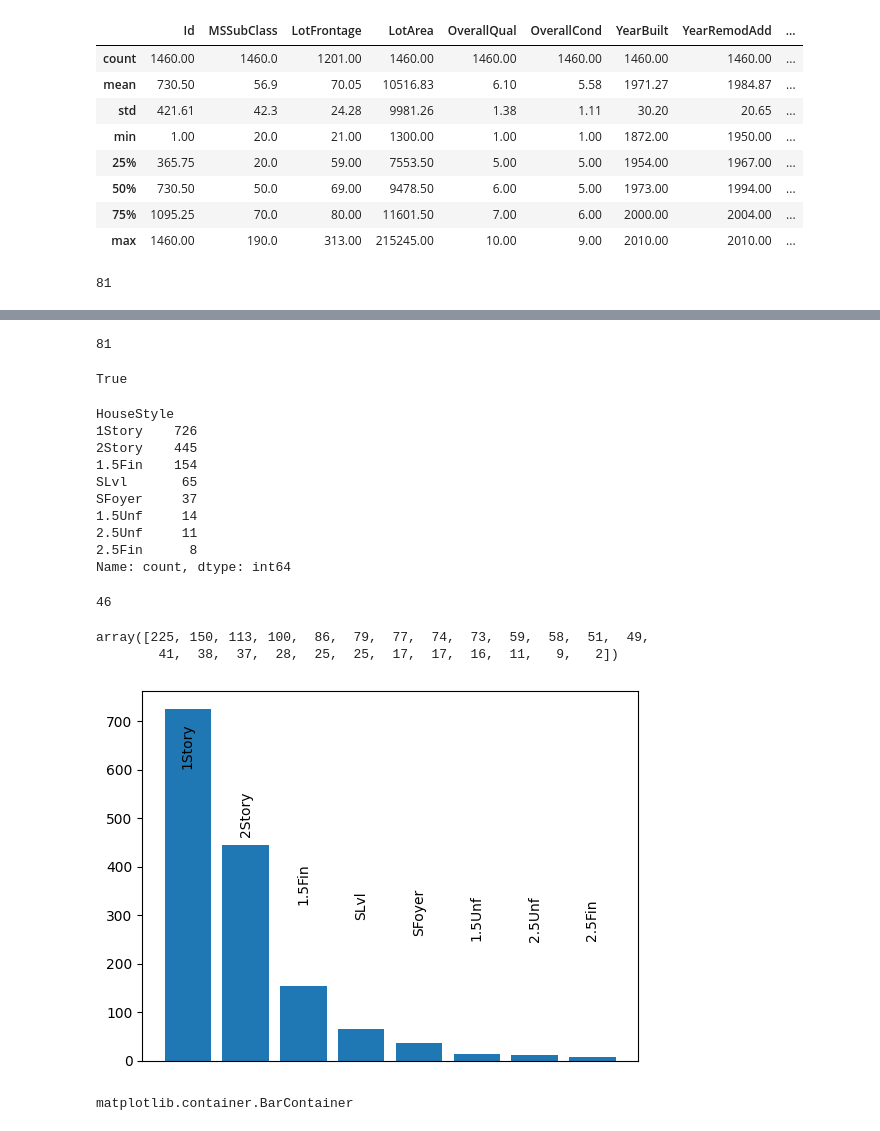
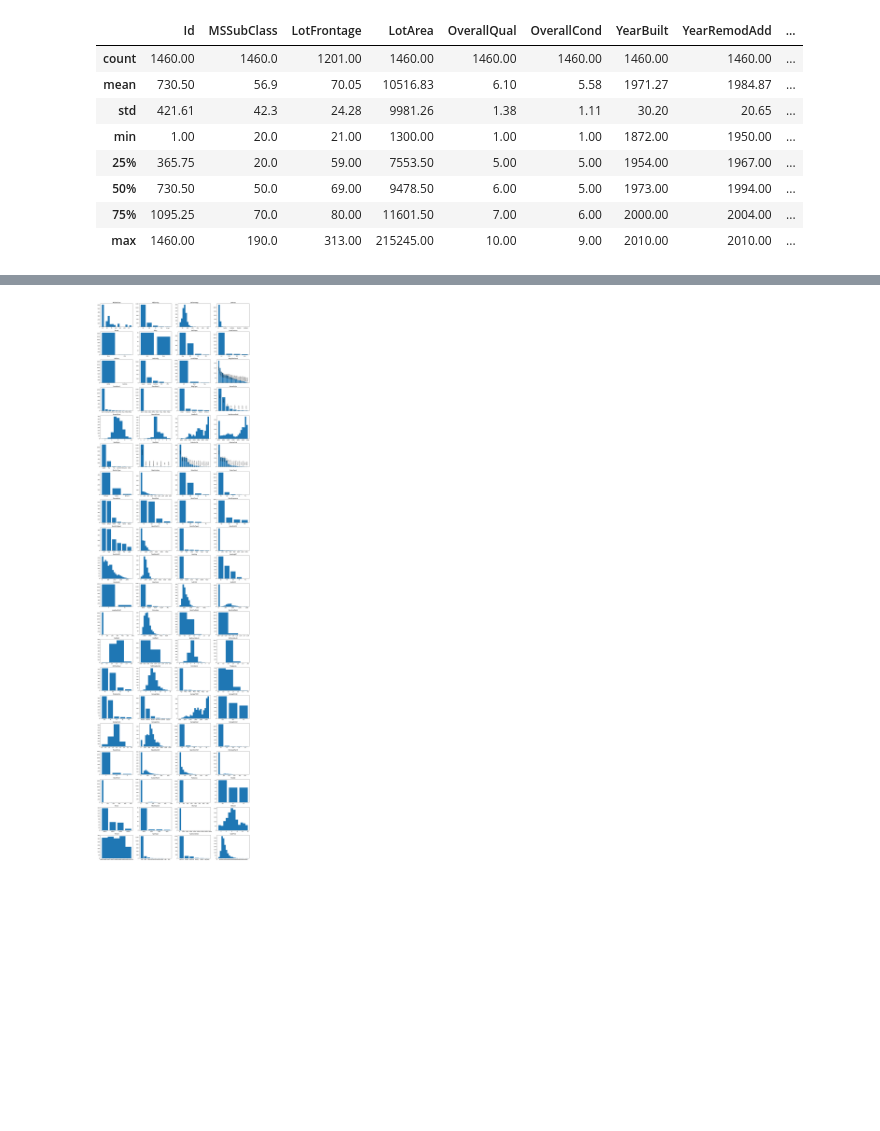
Before and after one commit to mqjg/housing_analysis, a Jupyter notebook: housing_analysis.ipynb, the cells around one changed output, grey strips where cells are left out. Cells and saved outputs as stored; diff of their text form; code cells hidden in the pictures; blank space fills up the shorter version.

Commit message:
added linear regression and new plots

```diff
--- a/housing_analysis.ipynb
+++ b/housing_analysis.ipynb
@@ -34,5 +34,5 @@ MSSubClass: Identifies the type of dwelling involved in the sale.
        Family   Sale between family members
        Partial  Home was not completed when last assessed (associated with New Homes)
 # %%
-train_df = pd.read_csv(os.path.join(root, 'train.csv'))
+df = pd.read_csv(os.path.join(root, 'train.csv'))
 # %%
@@ -44,8 +44,3 @@ train_df.head()
 | 2 | 3 | 60 | RL | 68.0 | 11250 | Pave | NaN | IR1 | Lvl | ... |
 | 3 | 4 | 70 | RL | 60.0 | 9550 | Pave | NaN | IR1 | Lvl | ... |
 | 4 | 5 | 60 | RL | 84.0 | 14260 | Pave | NaN | IR1 | Lvl | ... |
-# %%
-info_df = train_df.describe(include='all')
-info_df.loc[len(info_df)] = [train_df[col].dtype for col in train_df.columns]
-info_df = info_df.rename({11:'dtype'}, axis='index')
-info_df
@@ -65,0 +47,11 @@ info_df
+# %%
+sub_df = df.select_dtypes(include='object')
+df_list = []
+for col in sub_df.columns:
+    vc = sub_df[col].value_counts()
+    svc = sub_df[col].value_counts(normalize=True)
+    info_df = pd.merge(vc,svc, left_index=True, right_index=True)
+    info_df = info_df.reset_index()
+    df_list.append(info_df)
+info_df = pd.concat(df_list, axis=1)
+info_df.fillna('')
@@ -76,25 +86,20 @@ train_df.describe()
 | 50% | 730.50 | 50.0 | 69.00 | 9478.50 | 6.00 | 5.00 | 1973.00 | 1994.00 | ... |
 | 75% | 1095.25 | 70.0 | 80.00 | 11601.50 | 7.00 | 6.00 | 2000.00 | 2004.00 | ... |
 | max | 1460.00 | 190.0 | 313.00 | 215245.00 | 10.00 | 9.00 | 2010.00 | 2010.00 | ... |
-# %%
-len(train_df.columns)
-# %% [output]
-81
 # %%
-rows, cols = (9, 9)
-fig, axs = plt.subplots(rows, cols, figsize=(cols*4, rows*3))
+rows, cols = (20, 4)
+fig, axs = plt.subplots(rows, cols, figsize=(cols*6, rows*4.5))
 for i, col_i in enumerate(train_df.columns[1:]):
     row = i // cols
     col = i - cols*row
 
     if train_df[col_i].dtype=='object':
         vc = train_df[col_i].value_counts(dropna=True)
-
         if len(''.join(list(vc.index))) < 40:
             axs[row, col].bar(vc.index,vc.values)
         else:
             plot = axs[row, col].bar(vc.index,vc.values)
-            plt.bar_label(plot, labels=vc.index, label_type='center', rotation=90, padding=30, fontsize=6)
+            plt.bar_label(plot, labels=vc.index, label_type='center', rotation=90, padding=30)
             axs[row, col].tick_params(labelbottom=False)
     elif train_df[col_i].nunique() < 20:
         axs[row, col].hist(train_df[col_i], bins=train_df[col_i].nunique())
@@ -102,5 +107,5 @@ for i, col_i in enumerate(train_df.columns[1:]):
         axs[row, col].hist(train_df[col_i], bins=20)  # could use a fancy formula here but hardcoding seems to work fine
     axs[row, col].set_title(col_i)
 
-plt.tight_layout()
+# plt.tight_layout()
 # %% [output]
@@ -109,43 +112 @@ plt.tight_layout()
+[figure, added]
-# %%
-9*9
-# %% [output]
-81
-# %%
-train_df['MSZoning'].dtype=='object'
-# %% [output]
-True
-# %%
-vc = train_df['HouseStyle'].value_counts()
-vc
-# %% [output]
-HouseStyle
-1Story    726
-2Story    445
-1.5Fin    154
-SLvl       65
-SFoyer     37
-1.5Unf     14
-2.5Unf     11
-2.5Fin      8
-Name: count, dtype: int64
-# %%
-len(''.join(list(vc.index)))
-# %% [output]
-46
-# %%
-vc.values
-# %% [output]
-array([225, 150, 113, 100,  86,  79,  77,  74,  73,  59,  58,  51,  49,
-        41,  38,  37,  28,  25,  25,  17,  17,  16,  11,   9,   2])
-# %%
-vc = train_df['HouseStyle'].value_counts(dropna=True)
-plot = plt.bar(vc.index,vc.values)
-plt.bar_label(plot, labels=vc.index, label_type='center', rotation=90, padding=100)
-plt.xticks([])
-plt.show()
-# %% [output]
-[figure, removed]
-# %%
-type(plot)
-# %% [output]
-matplotlib.container.BarContainer
```
Also changed, not shown: parts of 9 cells of this notebook.
